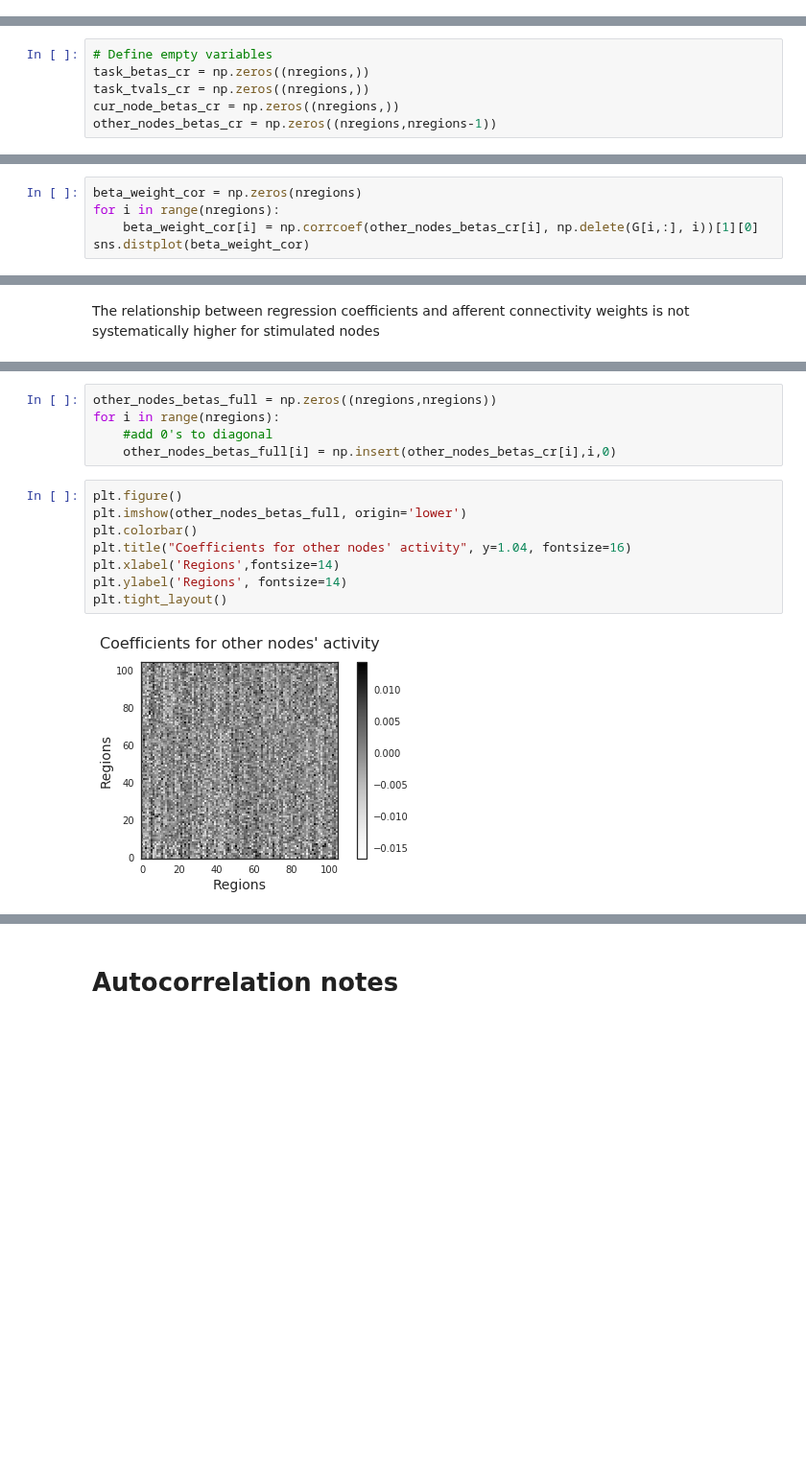
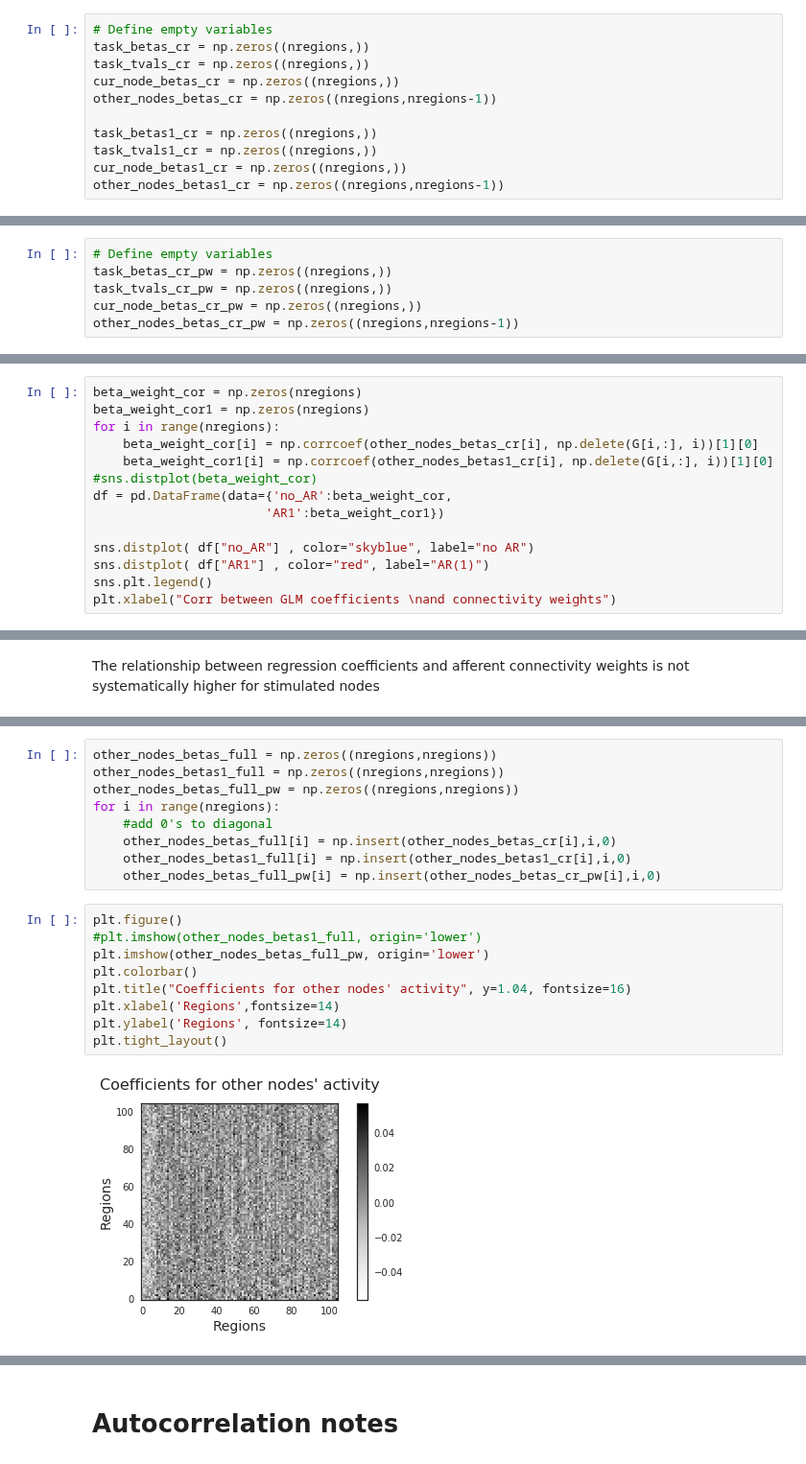
Before and after one commit to zenkavi/DevStudy_FmriNbs, a Jupyter notebook: notebooks/informationtransfermapping/TheoreticalResults/zenkavi_simulation_sandbox.ipynb, the cells around one changed output, grey strips where cells are left out. Shown at 96% size. Drawn from its saved outputs; the diff is of its cells as text; blank space fills up the shorter version.

```diff
--- a/notebooks/informationtransfermapping/TheoreticalResults/zenkavi_simulation_sandbox.ipynb
+++ b/notebooks/informationtransfermapping/TheoreticalResults/zenkavi_simulation_sandbox.ipynb
@@ -364,2 +417,13 @@ plt.axvline(x=70,linewidth=2, color='black', ls = "--")
 # %% [markdown]
 ### Corrected task data at neural network level
+# %%
+# Define empty variables
+task_betas_cr = np.zeros((nregions,))
+task_tvals_cr = np.zeros((nregions,))
+cur_node_betas_cr = np.zeros((nregions,))
+other_nodes_betas_cr = np.zeros((nregions,nregions-1))
+
+task_betas1_cr = np.zeros((nregions,))
+task_tvals1_cr = np.zeros((nregions,))
+cur_node_betas1_cr = np.zeros((nregions,))
+other_nodes_betas1_cr = np.zeros((nregions,nregions-1))
@@ -366,9 +488,9 @@ plt.axvline(x=70,linewidth=2, color='black', ls = "--")
 # %%
 # Define empty variables
-task_betas_cr = np.zeros((nregions,))
-task_tvals_cr = np.zeros((nregions,))
-cur_node_betas_cr = np.zeros((nregions,))
-other_nodes_betas_cr = np.zeros((nregions,nregions-1))
+task_betas_cr_pw = np.zeros((nregions,))
+task_tvals_cr_pw = np.zeros((nregions,))
+cur_node_betas_cr_pw = np.zeros((nregions,))
+other_nodes_betas_cr_pw = np.zeros((nregions,nregions-1))
 # %%
 # Performing a GLM for each region
 for region in range(0,nregions):
@@ -477,6 +580,15 @@ scatter_two_vars(other_nodes_betas_cr[i], np.delete(G[i,:], i))
 Distribution of correlations between regression coefficients and connectivity weights for all nodes
 # %%
 beta_weight_cor = np.zeros(nregions)
+beta_weight_cor1 = np.zeros(nregions)
 for i in range(nregions):
     beta_weight_cor[i] = np.corrcoef(other_nodes_betas_cr[i], np.delete(G[i,:], i))[1][0]
-sns.distplot(beta_weight_cor)
+    beta_weight_cor1[i] = np.corrcoef(other_nodes_betas1_cr[i], np.delete(G[i,:], i))[1][0]
+#sns.distplot(beta_weight_cor)
+df = pd.DataFrame(data={'no_AR':beta_weight_cor,
+                       'AR1':beta_weight_cor1})
+
+sns.distplot( df["no_AR"] , color="skyblue", label="no AR")
+sns.distplot( df["AR1"] , color="red", label="AR(1)")
+sns.plt.legend()
+plt.xlabel("Corr between GLM coefficients \nand connectivity weights")
@@ -494,15 +599,20 @@ scatter_two_vars(range(nregions), beta_weight_cor)
 # %%
 other_nodes_betas_full = np.zeros((nregions,nregions))
+other_nodes_betas1_full = np.zeros((nregions,nregions))
+other_nodes_betas_full_pw = np.zeros((nregions,nregions))
 for i in range(nregions):
     #add 0's to diagonal
     other_nodes_betas_full[i] = np.insert(other_nodes_betas_cr[i],i,0)
+    other_nodes_betas1_full[i] = np.insert(other_nodes_betas1_cr[i],i,0)
+    other_nodes_betas_full_pw[i] = np.insert(other_nodes_betas_cr_pw[i],i,0)
 # %%
 plt.figure()
-plt.imshow(other_nodes_betas_full, origin='lower')
+#plt.imshow(other_nodes_betas1_full, origin='lower')
+plt.imshow(other_nodes_betas_full_pw, origin='lower')
 plt.colorbar()
 plt.title("Coefficients for other nodes' activity", y=1.04, fontsize=16)
 plt.xlabel('Regions',fontsize=14)
 plt.ylabel('Regions', fontsize=14)
 plt.tight_layout()
 # %% [output]
-[figure, old version]
+[figure, new version]
```
Also changed, not shown: parts of 55 cells of this notebook.
